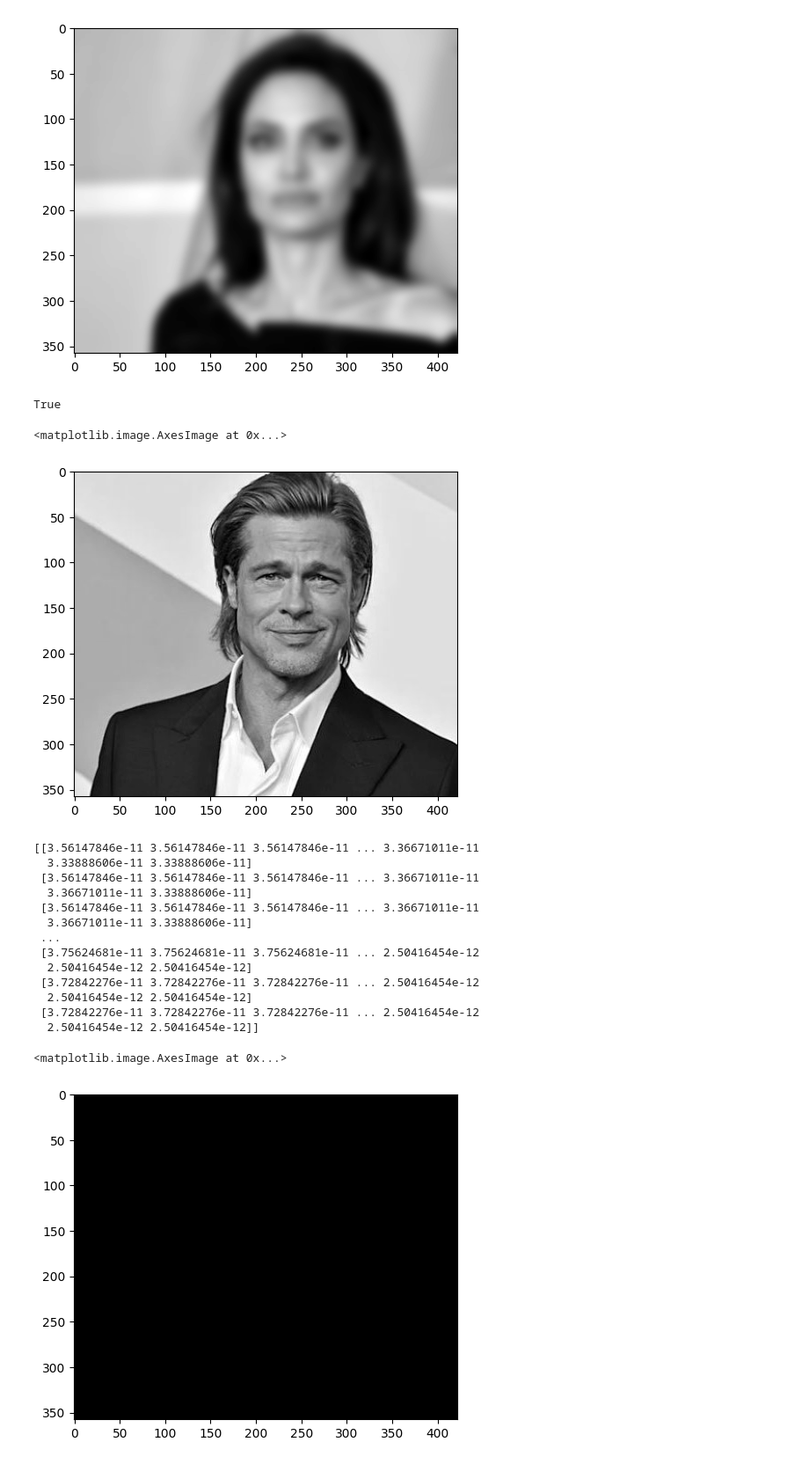
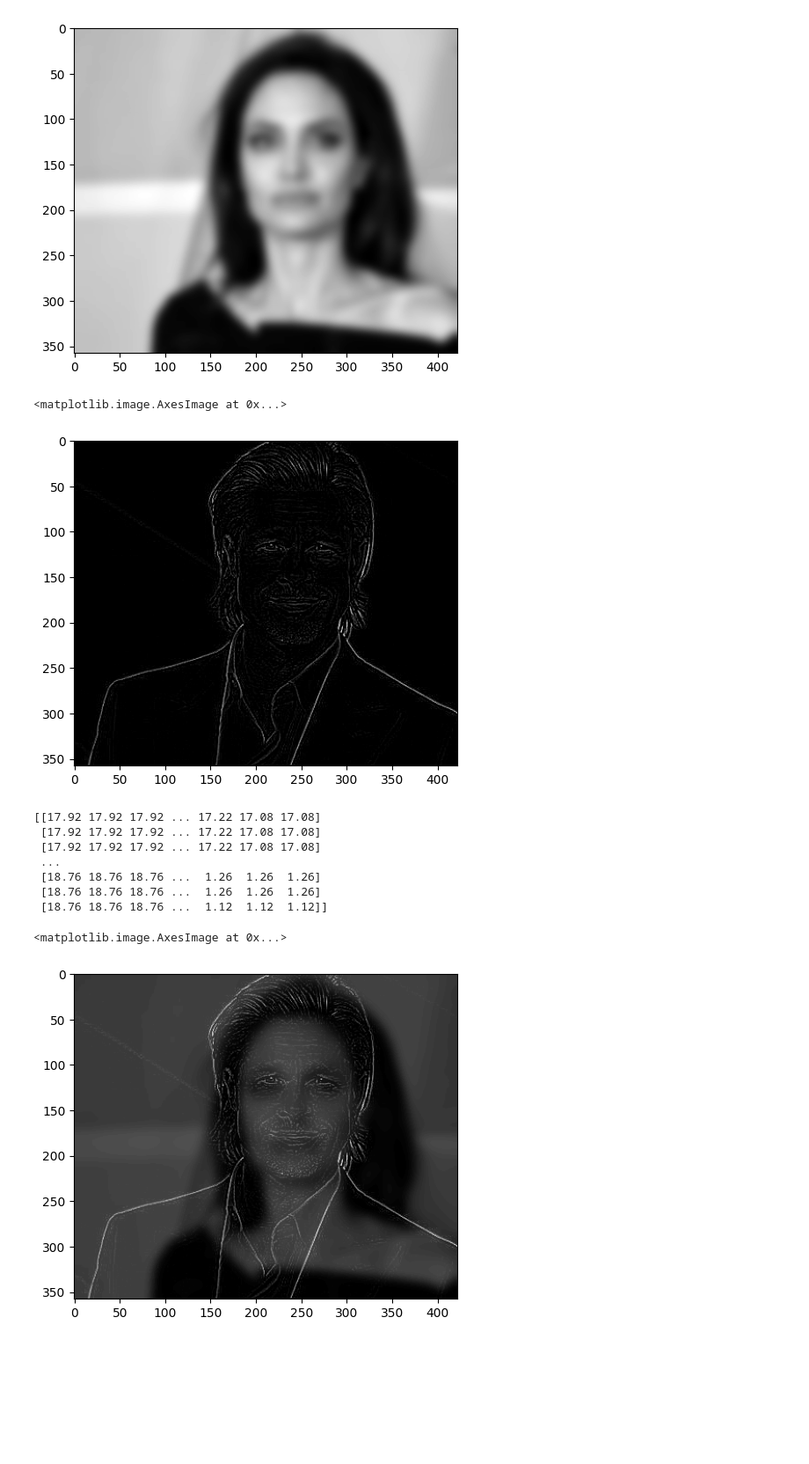
Before and after one commit to revekkadiana/Visi-n_Artificial, a Jupyter notebook: Prac04-Filtros.ipynb, the cells around one changed output. Shown at 88% size. Drawn from its saved outputs; the diff is of its cells as text; code cells hidden in the pictures; blank space fills up the shorter version.

```diff
--- a/Prac04-Filtros.ipynb
+++ b/Prac04-Filtros.ipynb
@@ -454,9 +455,6 @@ plt.show()
 # %% [output]
 [figure]
 # %%
-#comprobar que esta en el rango [0,1]
-def is_image_in_range(image):
-    return np.all(np.logical_and(image >= 0, image <= 1))
 def paso_alto(img):
     if img.ndim == 2:
         # Convertir a formato real en el rango [0, 1]
@@ -469,12 +467,9 @@ def paso_alto(img):
         sharpened_image =(img - blurred_image)
         # Asegurar que el resultado esté en el rango [0, 1]
         sharpened_image = np.clip(sharpened_image, 0, 1)
-
-        #sharpened_image = sharpened_image / 255.0
-        print(is_image_in_range(sharpened_image))
         # Devolver la imagen al rango [0, 255] y convertir a np.uint8
         sharpened_image = (sharpened_image * 255).astype(np.uint8)
-
+        return sharpened_image
     elif img.ndim == 3:
         for i in range(img.shape[-1]):
             # Convertir a formato real en el rango [0, 1]
@@ -487,7 +482,6 @@ def paso_alto(img):
             sharpened_channel =  (channel - blurred_channel)
             # Asegurar que el resultado esté en el rango [0, 1]
             sharpened_channel = np.clip(sharpened_channel, 0, 1)
-            #sharpened_channel = sharpened_channel / 255.0
             # Devolver el canal al rango [0, 255] y convertir a np.uint8
             img[:, :, i] = (sharpened_channel * 255).astype(np.uint8)
     return img
@@ -497,38 +491,31 @@ def paso_alto(img):
 img2_paso_alto =paso_alto(img2)
 plt.imshow(img2_paso_alto, cmap="gray")
 # %% [output]
-True
+<matplotlib.image.AxesImage at 0x...>
-<matplotlib.image.AxesImage at 0x...>
-[figure, old version]
+[figure, new version]
 # %%
 img1_gaus=img1_gaus.astype(float)
 img2_paso_alto=img2_paso_alto.astype(float)
-parametro1=0.7
-parametro2=0.3
+parametro1=0.14
+parametro2=0.86
 img3 = img1_gaus*parametro1 + img2_paso_alto*parametro2
 print(img3)
 img3=img3/255.0
 img3=(img3*255).astype(np.uint8)
 #DIVIDIR ENTRE 255.0 CONVERSIONA A NUMERO REAL
 #DESPUES LO MULTIPLICO A 255 Y LO PASO A UNIT8
 #img3 = np.clip(img3, 0, 255).astype(np.uint8)
 plt.imshow(img3, cmap="gray")
 # %% [output]
-[[3.56147846e-11 3.56147846e-11 3.56147846e-11 ... 3.36671011e-11
-  3.33888606e-11 3.33888606e-11]
- [3.56147846e-11 3.56147846e-11 3.56147846e-11 ... 3.36671011e-11
-  3.36671011e-11 3.33888606e-11]
- [3.56147846e-11 3.56147846e-11 3.56147846e-11 ... 3.36671011e-11
-  3.36671011e-11 3.33888606e-11]
+[[17.92 17.92 17.92 ... 17.22 17.08 17.08]
+ [17.92 17.92 17.92 ... 17.22 17.08 17.08]
+ [17.92 17.92 17.92 ... 17.22 17.08 17.08]
  ...
- [3.75624681e-11 3.75624681e-11 3.75624681e-11 ... 2.50416454e-12
-  2.50416454e-12 2.50416454e-12]
- [3.72842276e-11 3.72842276e-11 3.72842276e-11 ... 2.50416454e-12
-  2.50416454e-12 2.50416454e-12]
- [3.72842276e-11 3.72842276e-11 3.72842276e-11 ... 2.50416454e-12
-  2.50416454e-12 2.50416454e-12]]
+ [18.76 18.76 18.76 ...  1.26  1.26  1.26]
+ [18.76 18.76 18.76 ...  1.26  1.26  1.26]
+ [18.76 18.76 18.76 ...  1.12  1.12  1.12]]
 <matplotlib.image.AxesImage at 0x...>
-[figure, old version]
+[figure, new version]
 # %%
 #PASO BAJO
 sigma=5
```
Also changed, not shown: parts of 3 cells of this notebook, 1 other file.
